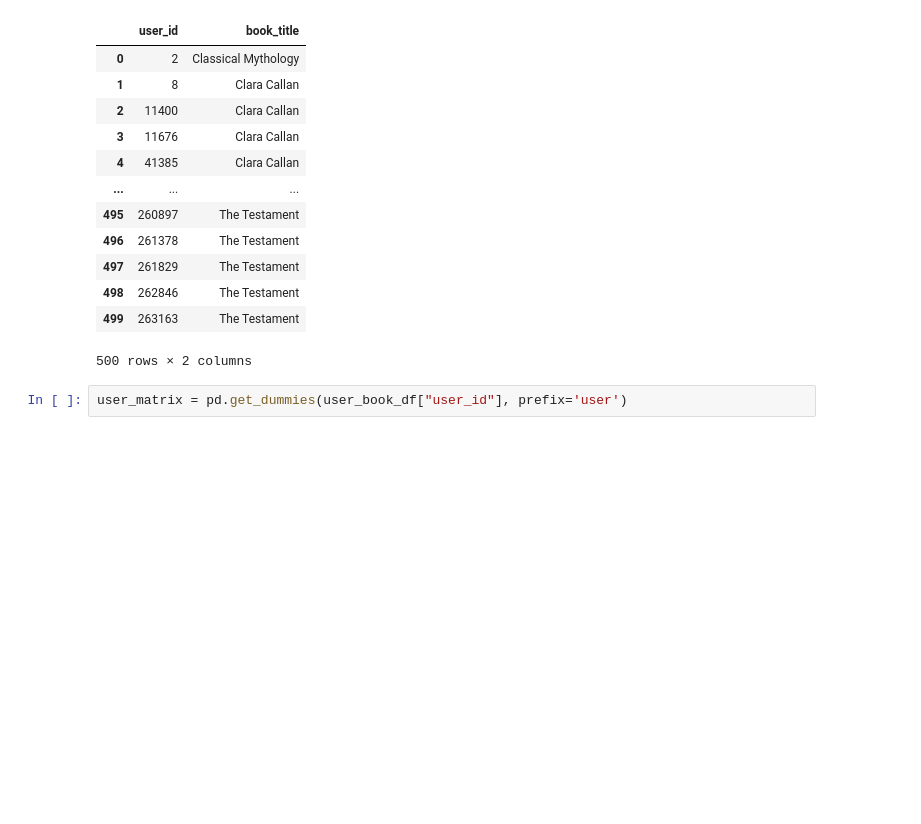
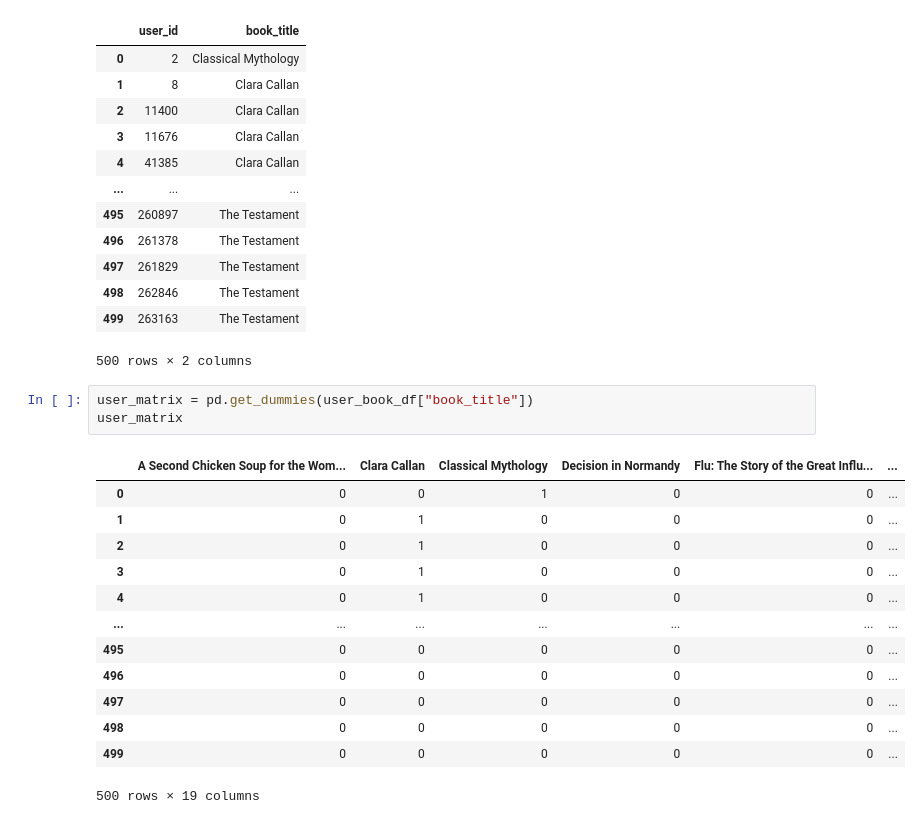
Before and after one commit to LongPatrol/final-project, a Jupyter notebook: Model2.ipynb, the cells around one changed output. Saved outputs shown, nothing was run; the diff lists cells and outputs as text; blank space fills up the shorter version.

```diff
--- a/Model2.ipynb
+++ b/Model2.ipynb
@@ -55,6 +115,21 @@ user_book_df
 | 499 | 263163 | The Testament |
 500 rows × 2 columns
 # %%
-user_matrix = pd.get_dummies(user_book_df["user_id"], prefix='user')
+user_matrix = pd.get_dummies(user_book_df["book_title"])
+user_matrix
+# %% [output]
+|  | A Second Chicken Soup for the Wom... | Clara Callan | Classical Mythology | Decision in Normandy | Flu: The Story of the Great Influ... | ... |
+| 0 | 0 | 0 | 1 | 0 | 0 | ... |
+| 1 | 0 | 1 | 0 | 0 | 0 | ... |
+| 2 | 0 | 1 | 0 | 0 | 0 | ... |
+| 3 | 0 | 1 | 0 | 0 | 0 | ... |
+| 4 | 0 | 1 | 0 | 0 | 0 | ... |
+| ... | ... | ... | ... | ... | ... | ... |
+| 495 | 0 | 0 | 0 | 0 | 0 | ... |
+| 496 | 0 | 0 | 0 | 0 | 0 | ... |
+| 497 | 0 | 0 | 0 | 0 | 0 | ... |
+| 498 | 0 | 0 | 0 | 0 | 0 | ... |
+| 499 | 0 | 0 | 0 | 0 | 0 | ... |
+500 rows × 19 columns
 # %%
 combined_df = pd.concat([user_book_df,user_matrix], axis=1)
```
Also changed, not shown: parts of 19 cells of this notebook.
